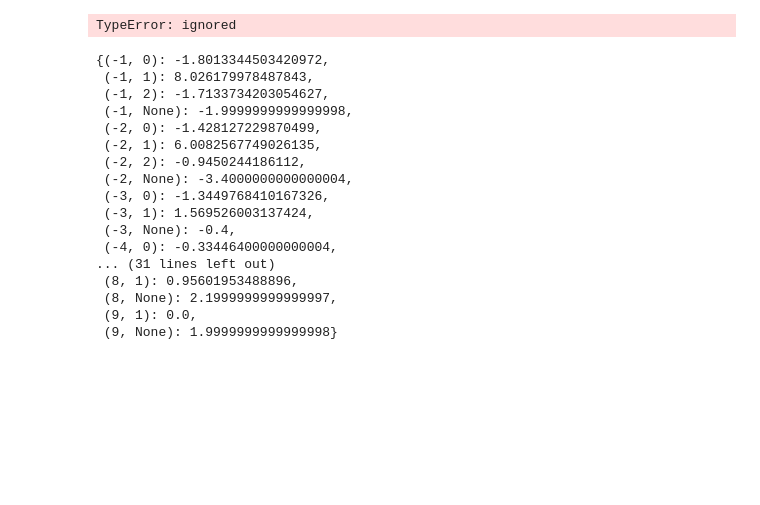
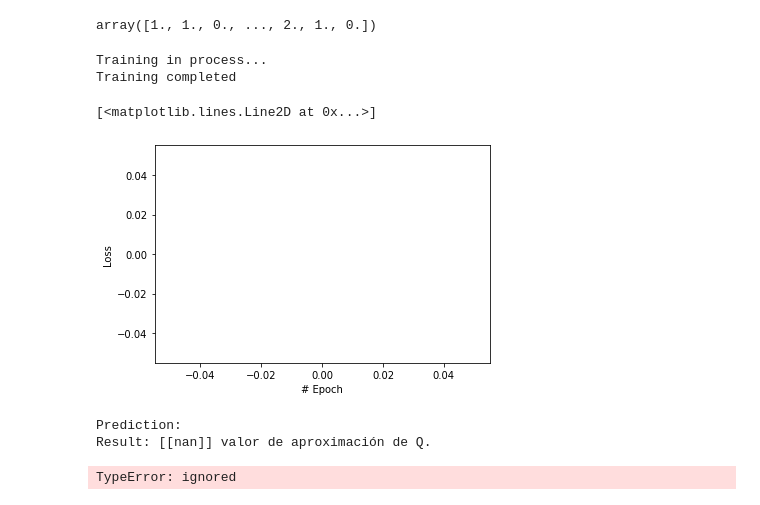
Before and after one commit to JosePabloGFnl/Redes-Neuronales-Artificiales, a Jupyter notebook: Tarea5.1/5_1.ipynb, the cells around one changed output. Cells and saved outputs as stored; diff of their text form; code cells hidden in the pictures; blank space fills up the shorter version.

```diff
--- a/Tarea5.1/5_1.ipynb
+++ b/Tarea5.1/5_1.ipynb
@@ -240 +309,50 @@ in a dangerous environment
+# %%
+#an example on how it works with several layers
+
+oculta1 = tf.keras.layers.Dense(units=3, input_shape=[1])
+oculta2 = tf.keras.layers.Dense(units=3)
+salida = tf.keras.layers.Dense(units=1)
+modelo = tf.keras.Sequential([oculta1, oculta2, salida])
+
+#the training is faster in this case
+# %%
+modelo.compile(
+    optimizer=tf.keras.optimizers.Adam(0.1),
+    loss='mean_squared_error'
+)
+# %%
+#we must convert the arrays to float to avoid errors
+entornos_estado = np.array(entornos_estado, dtype=float)
+acciones_agente = np.array(acciones_agente, dtype=float)
+# %%
+entornos_estado
+# %% [output]
+array([1., 1., 0., ..., 2., 1., 0.])
+# %%
+#training
+print("Training in process...")
+historial = modelo.fit(entornos_estado, acciones_agente, epochs = 1000, verbose=False)
+print("Training completed")
+# %% [output]
+Training in process...
+Training completed
+# %%
+#loss function
+
+#we're going to see this before predicting
+import matplotlib.pyplot as plt
+plt.xlabel("# Epoch")
+plt.ylabel("Loss")
+plt.plot(historial.history["loss"])
+# %% [output]
+[<matplotlib.lines.Line2D at 0x...>]
+[figure, added]
+# %%
+print("Prediction: ")
+#probando con un valor de 100
+resultado = modelo.predict([100.0])
+print("Result: " + str(resultado) + " valor de aproximación de Q.")
+# %% [output]
+Prediction:
+Result: [[nan]] valor de aproximación de Q.
 # %%
@@ -274,23 +392,3 @@ error = 1 - accuracy_score(y_test, predicted)
 print(error)
 # %% [output]
 TypeError: ignored
-# %%
-Q
-# %% [output]
-{(-1, 0): -1.8013344503420972,
- (-1, 1): 8.026179978487843,
- (-1, 2): -1.7133734203054627,
- (-1, None): -1.9999999999999998,
- (-2, 0): -1.428127229870499,
- (-2, 1): 6.0082567749026135,
- (-2, 2): -0.9450244186112,
- (-2, None): -3.4000000000000004,
- (-3, 0): -1.3449768410167326,
- (-3, 1): 1.569526003137424,
- (-3, None): -0.4,
- (-4, 0): -0.33446400000000004,
-... (31 lines left out)
- (8, 1): 0.95601953488896,
- (8, None): 2.1999999999999997,
- (9, 1): 0.0,
- (9, None): 1.9999999999999998}
```
Also changed, not shown: parts of 7 cells of this notebook.
